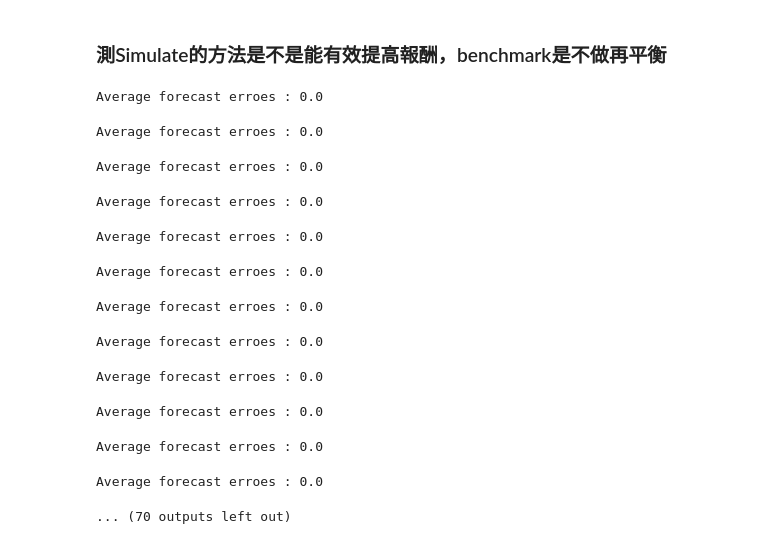
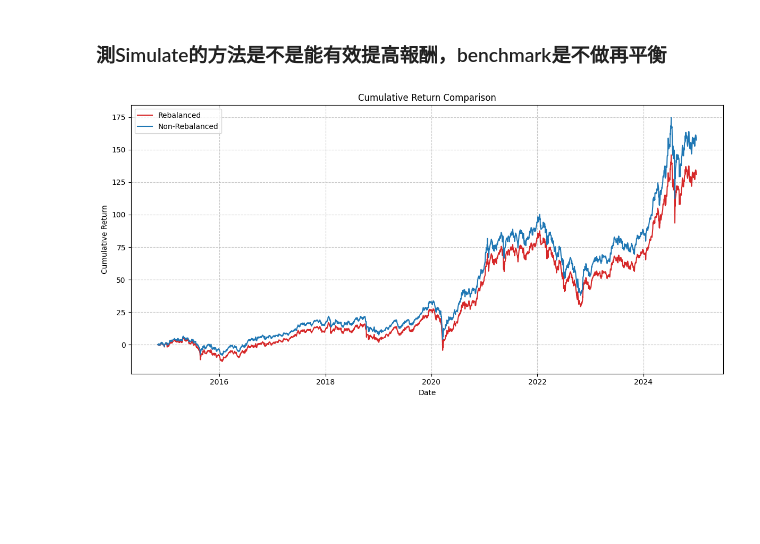
Before and after one commit to Xin95172/Personal-Project, a Jupyter notebook: reBalance_dynamic.ipynb, the cells around one changed output. Cells and saved outputs as stored; diff of their text form; code cells hidden in the pictures; blank space fills up the shorter version.

Commit message:
complete backtest

```diff
--- a/reBalance_dynamic.ipynb
+++ b/reBalance_dynamic.ipynb
@@ -298,7 +299,7 @@ def evaluate_threshold(
         print("啪，沒了，dynamic model 壞了")
         return np.nan, np.nan
 
-    for _ in tqdm(range(num_simulations), desc = f"Simulate threshold {threshold: .2f}"):
+    for _ in range(num_simulations):
         simulated_portfolio, rebalances, error_count = simulate_portfolio(
             prices,
             target_weights,
@@ -317,7 +318,7 @@ def evaluate_threshold(
     avg_rebalances = total_rebalances / num_simulations if num_simulations > 0 else np.nan
     avg_error_count = total_error_count / num_simulations
 
-    print(f"Average forecast erroes : {avg_error_count}")
+    # print(f"Average forecast erroes : {avg_error_count}")
     return avg_final_value, avg_rebalances
 # %%
 def plot_ewma_weights(alpha, num_periods = 50):
@@ -389,18 +390,18 @@ def get_best_threshold(
     best_threshold = df_results.index[0]
     return best_threshold
 # %%
-security1 = "0050"
-security2 = "00631L"
-end_date = datetime.now()
-start_date = end_date - timedelta(days = 365 * 2)
+# security1 = "0050"
+# security2 = "00631L"
+# end_date = datetime.now()
+# start_date = end_date - timedelta(days = 365 * 2)
 
-start_date_str = start_date.strftime("%Y-%m-%d")
-end_date_str = end_date.strftime("%Y-%m-%d")
+# start_date_str = start_date.strftime("%Y-%m-%d")
+# end_date_str = end_date.strftime("%Y-%m-%d")
 
-df1 = get_tw_stock_by_twse(security1, start_date_str, end_date_str)
-df2 = get_tw_stock_by_twse(security2, start_date_str, end_date_str)
+# df1 = get_tw_stock_by_twse(security1, start_date_str, end_date_str)
+# df2 = get_tw_stock_by_twse(security2, start_date_str, end_date_str)
 
-prices = pd.concat([df1['Close'], df2['Close']], axis = 1)
-prices.dropna(inplace = True)
-prices.columns = [security1, security2]
+# prices = pd.concat([df1['Close'], df2['Close']], axis = 1)
+# prices.dropna(inplace = True)
+# prices.columns = [security1, security2]
 # %%
@@ -541,26 +553,25 @@ config = {
     "security2": "00631L",
     "leverage_factors": [1, 2],
     "leverage_ratio": 1.3,
-    "start_date": "2023-01-01",
-    "end_date": "2024-01-01",
+    "start_date": "2014-10-31",
+    "end_date": "2024-12-31",
     "cost": 0.001785,  # 單邊手續費 0.000285 + 證交稅 0.003
                        # 0.5 * vol *0.000285 (buy) + 0.5 * vol * 0.003285 (sell) = 0.00357 / 2 * vol = 0.001785 * vol
     "alpha": 0.05,
     "num_days": 42,
+    "num_simulations": 10000
 }
-df = backtest(config)
-df
+rebalanced_df, non_rebalanced_df = backtest(config)
-# %% [output]
-Average forecast erroes : 0.0
-Average forecast erroes : 0.0
-Average forecast erroes : 0.0
-Average forecast erroes : 0.0
-Average forecast erroes : 0.0
-Average forecast erroes : 0.0
-Average forecast erroes : 0.0
-Average forecast erroes : 0.0
-Average forecast erroes : 0.0
-Average forecast erroes : 0.0
-Average forecast erroes : 0.0
-Average forecast erroes : 0.0
-... (70 outputs left out)
+# %%
+plt.figure(figsize = (12, 6))
+plt.plot(rebalanced_df.index, rebalanced_df["cumReturn"], label = "Rebalanced", color = "tab:red")
+plt.plot(non_rebalanced_df.index, non_rebalanced_df["cumReturn"], label = "Non-Rebalanced", color = "tab:blue")
+plt.xlabel("Date")
+plt.ylabel("Cumulative Return")
+plt.title("Cumulative Return Comparison")
+plt.legend()
+plt.grid(True, linestyle = "--", alpha = 0.7)
+plt.tight_layout()
+plt.show()
+# %% [output]
+[figure, added]
```
Also changed, not shown: parts of 3 cells of this notebook.
